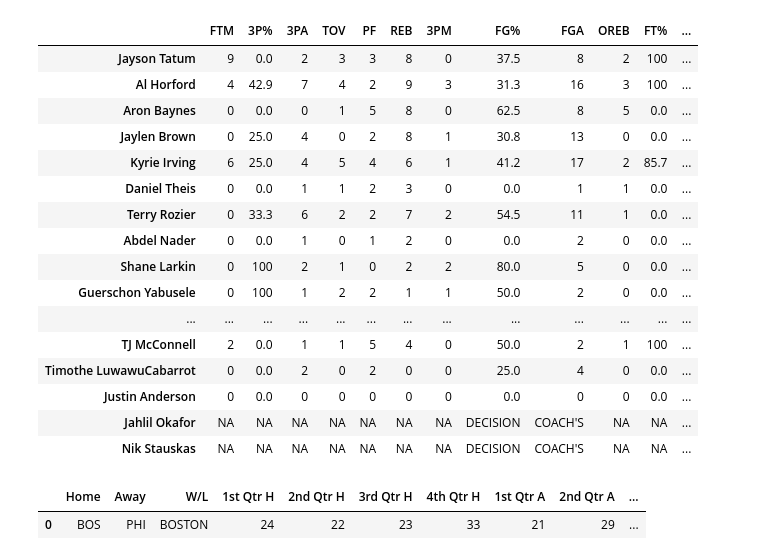
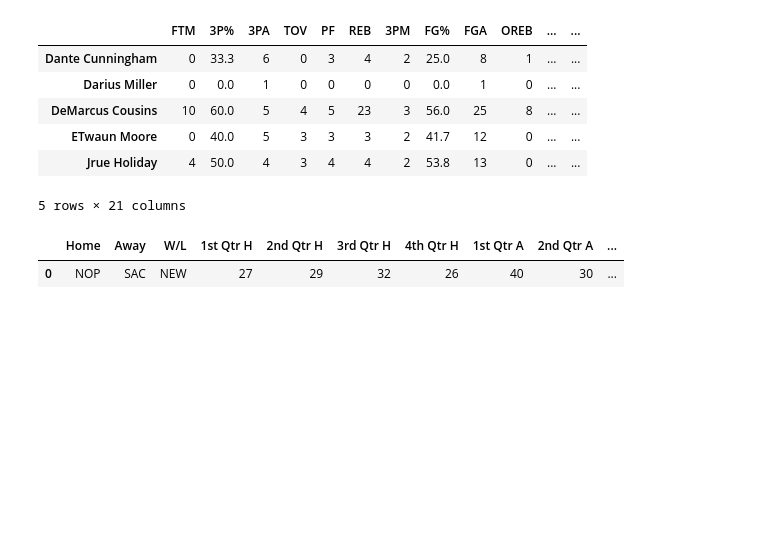
Before and after one commit to matgraham/nba, a Jupyter notebook: Jupyter Notebooks/Game_Stats.ipynb, the cells around one changed output. Drawn from its saved outputs; the diff is of its cells as text; code cells hidden in the pictures; blank space fills up the shorter version.

```diff
--- a/Jupyter Notebooks/Game_Stats.ipynb
+++ b/Jupyter Notebooks/Game_Stats.ipynb
@@ -90,23 +113,14 @@ finalStats.drop(['+/-'], axis=1, inplace=True)
 finalStats = finalStats.rename(columns={'PLAYER':'MIN','MIN':'FGM', 'FGM':'FGA', 'FGA':'FG%', 'FG%':'3PM', '3PM':'3PA', '3PA':'3P%', '3P%':'FTM', 'FTM':'FTA', 'FTA':'FT%', 'FT%':'OREB', 'OREB':'DREB', 'DREB':'REB', 'REB':'AST', 'AST':'TOV', 'TOV':'BLK', 'BLK':'PF', 'PF':'PTS', 'PTS':'+/-'})
 #This will replace the nan's with DNP
 finalStats = finalStats.fillna('NA')
+finalStats['Player'] = finalStats.index
 # %%
-finalStats
+finalStats.head()
 # %% [output]
-|  | FTM | 3P% | 3PA | TOV | PF | REB | 3PM | FG% | FGA | OREB | FT% | ... |
-| Jayson Tatum | 9 | 0.0 | 2 | 3 | 3 | 8 | 0 | 37.5 | 8 | 2 | 100 | ... |
-| Al Horford | 4 | 42.9 | 7 | 4 | 2 | 9 | 3 | 31.3 | 16 | 3 | 100 | ... |
-| Aron Baynes | 0 | 0.0 | 0 | 1 | 5 | 8 | 0 | 62.5 | 8 | 5 | 0.0 | ... |
-| Jaylen Brown | 0 | 25.0 | 4 | 0 | 2 | 8 | 1 | 30.8 | 13 | 0 | 0.0 | ... |
-| Kyrie Irving | 6 | 25.0 | 4 | 5 | 4 | 6 | 1 | 41.2 | 17 | 2 | 85.7 | ... |
-| Daniel Theis | 0 | 0.0 | 1 | 1 | 2 | 3 | 0 | 0.0 | 1 | 1 | 0.0 | ... |
-| Terry Rozier | 0 | 33.3 | 6 | 2 | 2 | 7 | 2 | 54.5 | 11 | 1 | 0.0 | ... |
-| Abdel Nader | 0 | 0.0 | 1 | 0 | 1 | 2 | 0 | 0.0 | 2 | 0 | 0.0 | ... |
-| Shane Larkin | 0 | 100 | 2 | 1 | 0 | 2 | 2 | 80.0 | 5 | 0 | 0.0 | ... |
-| Guerschon Yabusele | 0 | 100 | 1 | 2 | 2 | 1 | 1 | 50.0 | 2 | 0 | 0.0 | ... |
-| ... | ... | ... | ... | ... | ... | ... | ... | ... | ... | ... | ... | ... |
-| TJ McConnell | 2 | 0.0 | 1 | 1 | 5 | 4 | 0 | 50.0 | 2 | 1 | 100 | ... |
-| Timothe LuwawuCabarrot | 0 | 0.0 | 2 | 0 | 2 | 0 | 0 | 25.0 | 4 | 0 | 0.0 | ... |
-| Justin Anderson | 0 | 0.0 | 0 | 0 | 0 | 0 | 0 | 0.0 | 0 | 0 | 0.0 | ... |
-| Jahlil Okafor | NA | NA | NA | NA | NA | NA | NA | DECISION | COACH'S | NA | NA | ... |
-| Nik Stauskas | NA | NA | NA | NA | NA | NA | NA | DECISION | COACH'S | NA | NA | ... |
+|  | FTM | 3P% | 3PA | TOV | PF | REB | 3PM | FG% | FGA | OREB | ... | ... |
+| Dante Cunningham | 0 | 33.3 | 6 | 0 | 3 | 4 | 2 | 25.0 | 8 | 1 | ... | ... |
+| Darius Miller | 0 | 0.0 | 1 | 0 | 0 | 0 | 0 | 0.0 | 1 | 0 | ... | ... |
+| DeMarcus Cousins | 10 | 60.0 | 5 | 4 | 5 | 23 | 3 | 56.0 | 25 | 8 | ... | ... |
+| ETwaun Moore | 0 | 40.0 | 5 | 3 | 3 | 3 | 2 | 41.7 | 12 | 0 | ... | ... |
+| Jrue Holiday | 4 | 50.0 | 4 | 3 | 4 | 4 | 2 | 53.8 | 13 | 0 | ... | ... |
+5 rows × 21 columns
@@ -130,13 +146,6 @@ for index, row in gamesDF.iterrows():
         pass
 # %%
 #This cell will arrange the gamesDF into the actual formatted games dataframe, newGamesDF
-#Setting up the index on the main stats dataframe
-dateIndex = []
-month = ['OCT', 'NOV', 'DEC', 'JAN', 'FEB']
-for index, row in gamesDF.iterrows():
-    for i in month:
-        if gamesDF.iloc[index][0] == i:
-            dateIndex.append(gamesDF.iloc[9,0] + " " + gamesDF.iloc[9,1][1] + ", " + gamesDF.iloc[9,2])
 #The next lines will pull the data from the cells in the gamesDF and into the newGamesDF dataframe
 gamesData = []
 games = 0
@@ -167,7 +176,7 @@ newGamesDF = pd.DataFrame(data = gamesData, columns=['Home','Away','W/L','1st Qt
 newGamesDF
 # %% [output]
 |  | Home | Away | W/L | 1st Qtr H | 2nd Qtr H | 3rd Qtr H | 4th Qtr H | 1st Qtr A | 2nd Qtr A | ... |
-| 0 | BOS | PHI | BOSTON | 24 | 22 | 23 | 33 | 21 | 29 | ... |
+| 0 | NOP | SAC | NEW | 27 | 29 | 32 | 26 | 40 | 30 | ... |
 # %%
 for index,row in finalStats.iterrows():
     finalStats['1st Qtr H'] = newGamesDF['1st Qtr H'][0]
```
Also changed, not shown: parts of 5 cells of this notebook, 3 other files.
